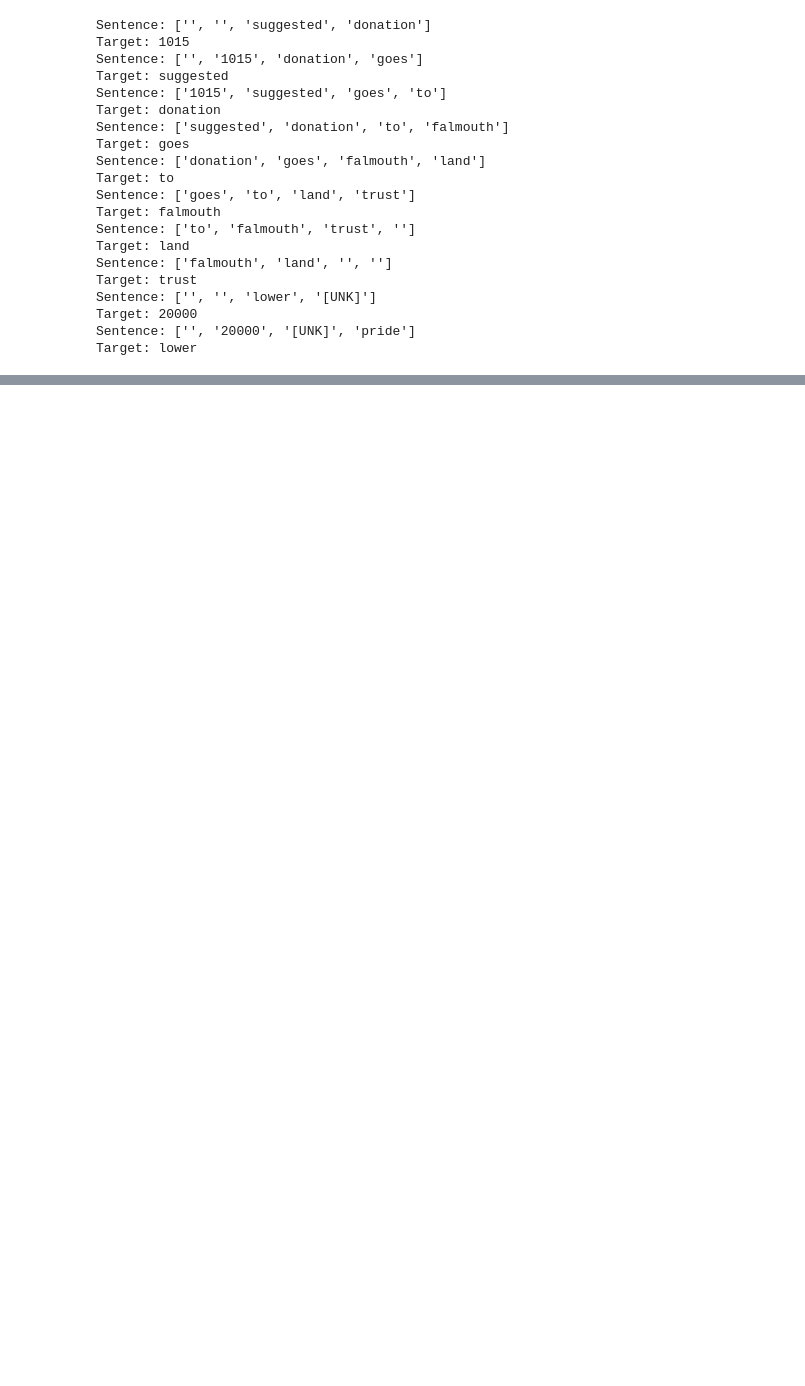
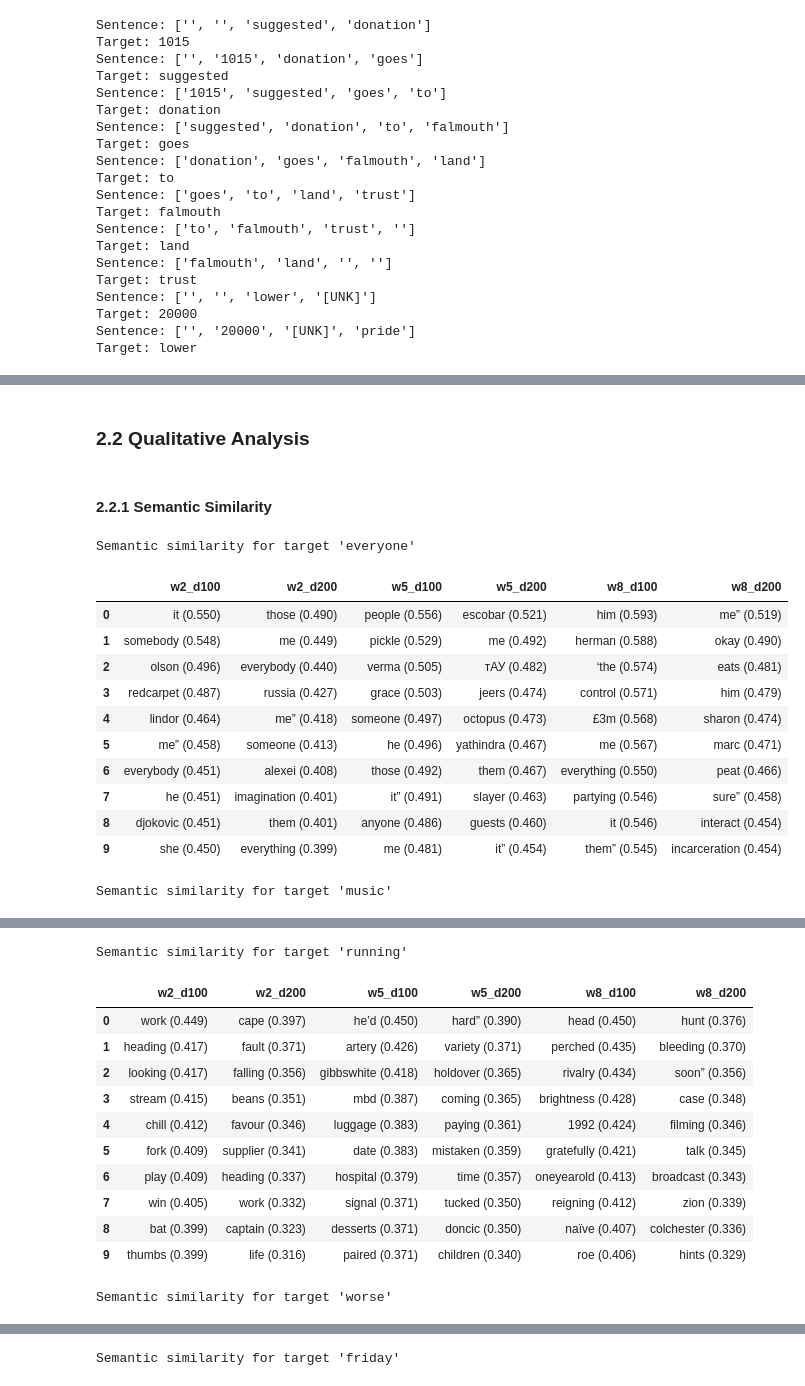
Before and after one commit to CristianMarquina/MIA_LM_LAB, a Jupyter notebook: P1_Embeddings.ipynb, the cells around one changed output, grey strips where cells are left out. Cells and saved outputs as stored; diff of their text form; code cells hidden in the pictures; blank space fills up the shorter version.

```diff
--- a/P1_Embeddings.ipynb
+++ b/P1_Embeddings.ipynb
@@ -444,0 +431,4 @@ example_plot_1()
+# %% [markdown]
+### 2.2 Qualitative Analysis
+# %% [markdown]
+#### 2.2.1 Semantic Similarity
@@ -444,0 +486,17 @@ example_plot_1()
+# %%
+for target_word in target_words[:5]:
+    display(generate_target_comparison(target_word, experiment_ids, word_to_id, save_dir))
+# %% [output]
+Semantic similarity for target 'everyone'
+|  | w2_d100 | w2_d200 | w5_d100 | w5_d200 | w8_d100 | w8_d200 |
+| 0 | it (0.550) | those (0.490) | people (0.556) | escobar (0.521) | him (0.593) | me” (0.519) |
+| 1 | somebody (0.548) | me (0.449) | pickle (0.529) | me (0.492) | herman (0.588) | okay (0.490) |
+| 2 | olson (0.496) | everybody (0.440) | verma (0.505) | тАУ (0.482) | ‘the (0.574) | eats (0.481) |
+| 3 | redcarpet (0.487) | russia (0.427) | grace (0.503) | jeers (0.474) | control (0.571) | him (0.479) |
+| 4 | lindor (0.464) | me” (0.418) | someone (0.497) | octopus (0.473) | £3m (0.568) | sharon (0.474) |
+| 5 | me” (0.458) | someone (0.413) | he (0.496) | yathindra (0.467) | me (0.567) | marc (0.471) |
+| 6 | everybody (0.451) | alexei (0.408) | those (0.492) | them (0.467) | everything (0.550) | peat (0.466) |
+| 7 | he (0.451) | imagination (0.401) | it” (0.491) | slayer (0.463) | partying (0.546) | sure” (0.458) |
+| 8 | djokovic (0.451) | them (0.401) | anyone (0.486) | guests (0.460) | it (0.546) | interact (0.454) |
+| 9 | she (0.450) | everything (0.399) | me (0.481) | it” (0.454) | them” (0.545) | incarceration (0.454) |
+Semantic similarity for target 'music'
@@ -444,0 +514,13 @@ example_plot_1()
+Semantic similarity for target 'running'
+|  | w2_d100 | w2_d200 | w5_d100 | w5_d200 | w8_d100 | w8_d200 |
+| 0 | work (0.449) | cape (0.397) | he’d (0.450) | hard” (0.390) | head (0.450) | hunt (0.376) |
+| 1 | heading (0.417) | fault (0.371) | artery (0.426) | variety (0.371) | perched (0.435) | bleeding (0.370) |
+| 2 | looking (0.417) | falling (0.356) | gibbswhite (0.418) | holdover (0.365) | rivalry (0.434) | soon” (0.356) |
+| 3 | stream (0.415) | beans (0.351) | mbd (0.387) | coming (0.365) | brightness (0.428) | case (0.348) |
+| 4 | chill (0.412) | favour (0.346) | luggage (0.383) | paying (0.361) | 1992 (0.424) | filming (0.346) |
+| 5 | fork (0.409) | supplier (0.341) | date (0.383) | mistaken (0.359) | gratefully (0.421) | talk (0.345) |
+| 6 | play (0.409) | heading (0.337) | hospital (0.379) | time (0.357) | oneyearold (0.413) | broadcast (0.343) |
+| 7 | win (0.405) | work (0.332) | signal (0.371) | tucked (0.350) | reigning (0.412) | zion (0.339) |
+| 8 | bat (0.399) | captain (0.323) | desserts (0.371) | doncic (0.350) | naïve (0.407) | colchester (0.336) |
+| 9 | thumbs (0.399) | life (0.316) | paired (0.371) | children (0.340) | roe (0.406) | hints (0.329) |
+Semantic similarity for target 'worse'
@@ -444,0 +538 @@ example_plot_1()
+Semantic similarity for target 'friday'
```
Also changed, not shown: parts of 37 cells of this notebook.
